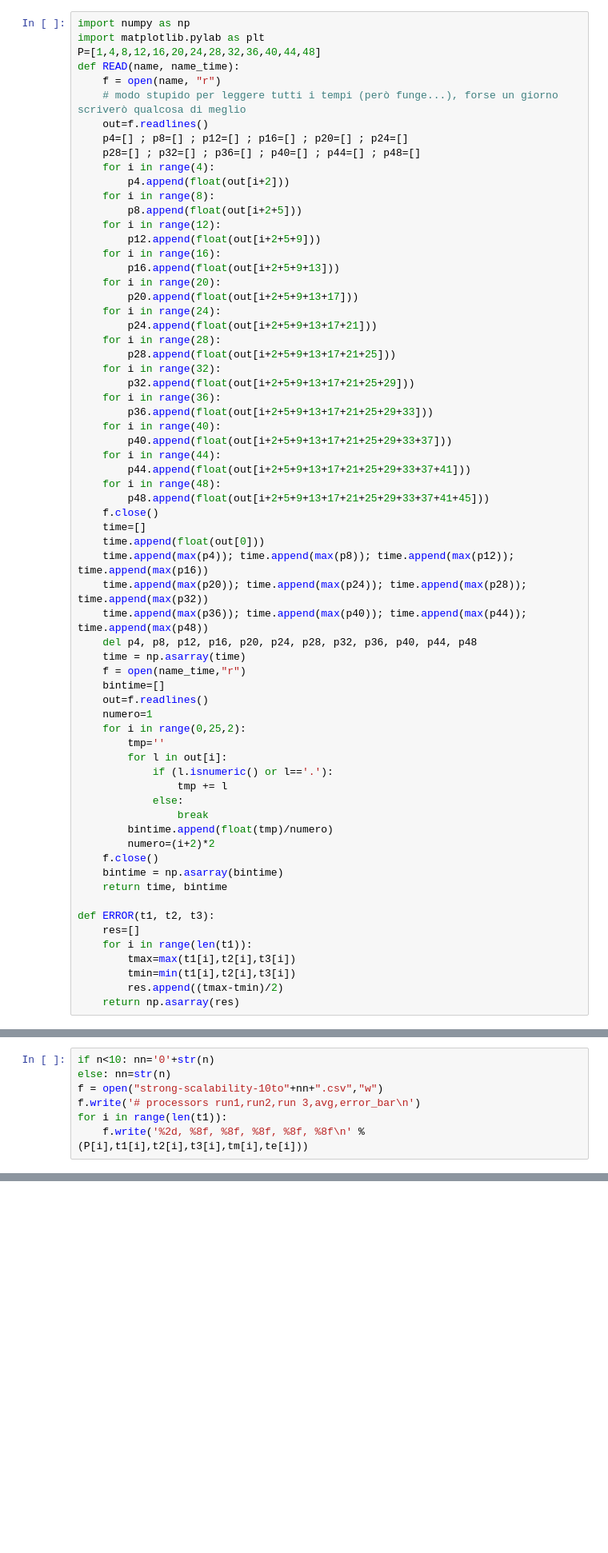
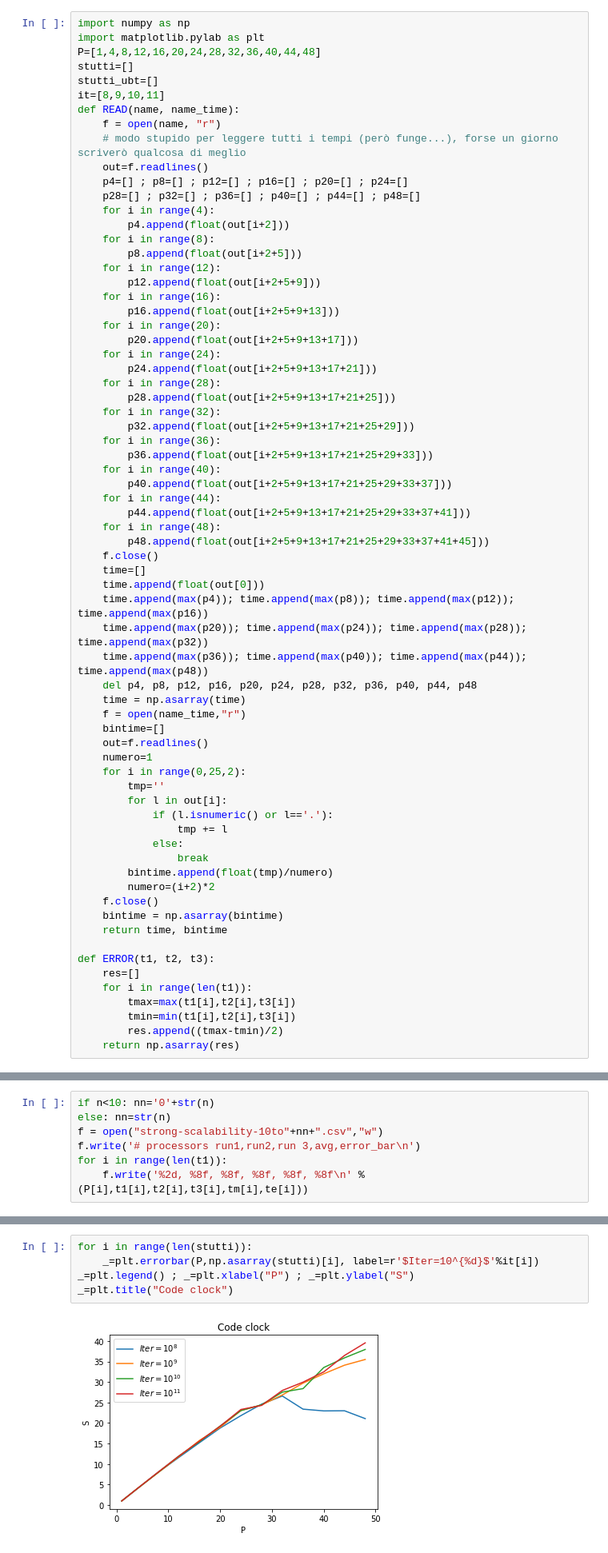
Before and after one commit to mattiamencagli/Foundations_of_HPC_2020, a Jupyter notebook: Assignement1/code/analisi_scaling.ipynb, the cells around one changed output, grey strips where cells are left out. Shown: that part at 80% size. Cells and saved outputs as stored; diff of their text form; blank space fills up the shorter version.

```diff
--- a/Assignement1/code/analisi_scaling.ipynb
+++ b/Assignement1/code/analisi_scaling.ipynb
@@ -2,6 +2,9 @@
 import numpy as np
 import matplotlib.pylab as plt
 P=[1,4,8,12,16,20,24,28,32,36,40,44,48]
+stutti=[]
+stutti_ubt=[]
+it=[8,9,10,11]
 def READ(name, name_time):
     f = open(name, "r")
     # modo stupido per leggere tutti i tempi (però funge...), forse un giorno scriverò qualcosa di meglio
@@ -95,0 +106,7 @@ _=plt.legend() ; _=plt.xlabel('P'); _=plt.ylabel('time (avg)')
+# %%
+for i in range(len(stutti)):
+    _=plt.errorbar(P,np.asarray(stutti)[i], label=r'$Iter=10^{%d}$'%it[i])
+_=plt.legend() ; _=plt.xlabel("P") ; _=plt.ylabel("S")
+_=plt.title("Code clock")
+# %% [output]
+[figure, added]
```
Also changed, not shown: parts of 4 cells of this notebook, 2 other files.
